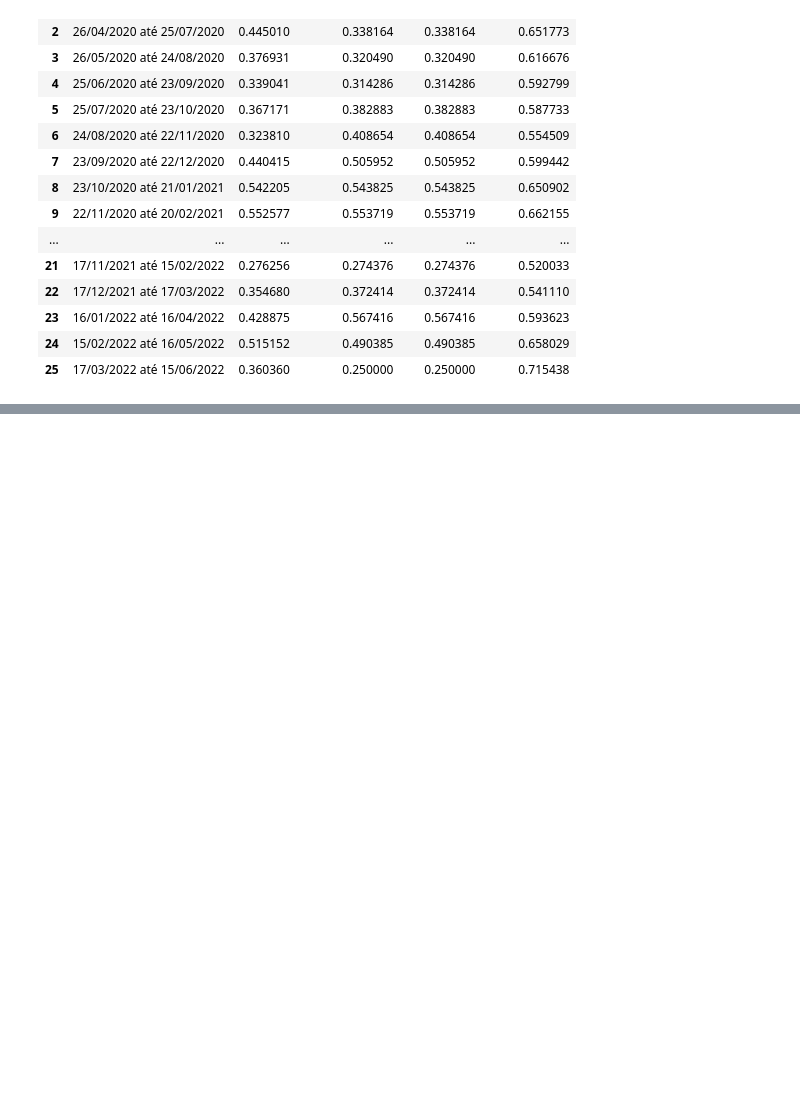
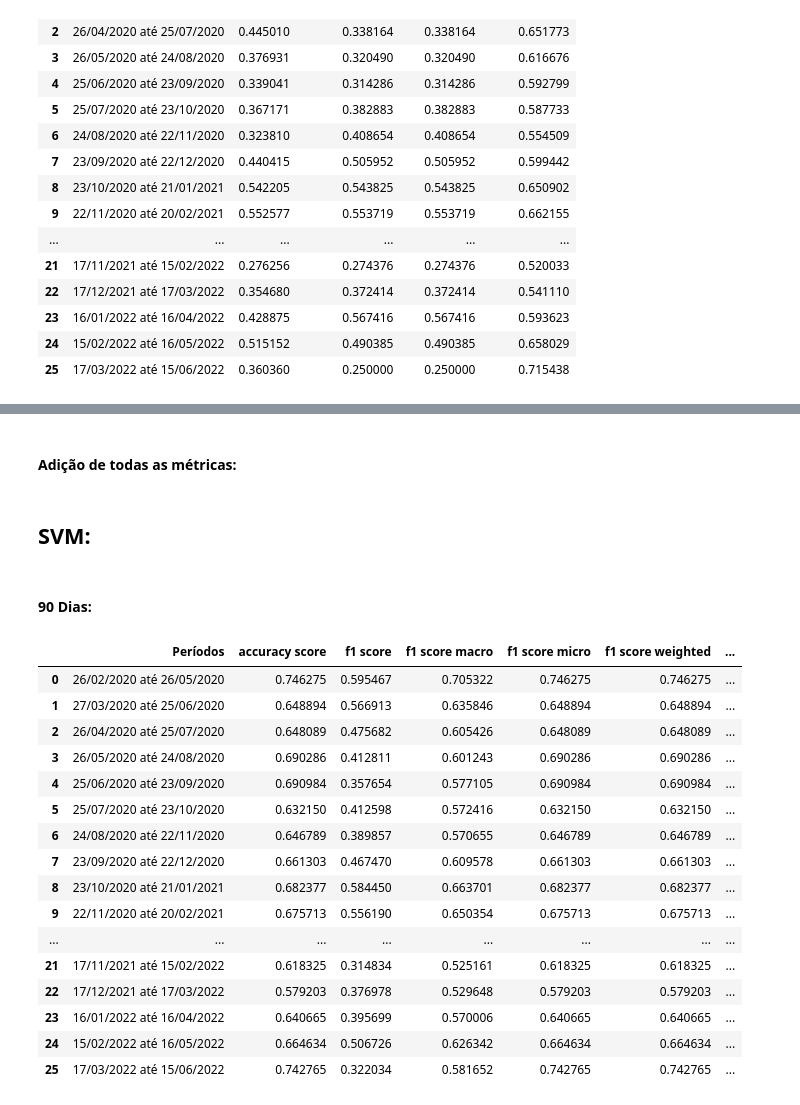
Before and after one commit to bielarnaud/Estudo_dados_de_covid, a Jupyter notebook: Codes/Classificação/Métricas.ipynb, the cells around one changed output, grey strips where cells are left out. Cells and saved outputs as stored; diff of their text form; code cells hidden in the pictures; blank space fills up the shorter version.

```diff
--- a/Codes/Classificação/Métricas.ipynb
+++ b/Codes/Classificação/Métricas.ipynb
@@ -98,0 +419,2 @@ metricas_90_gb_final
+# %% [markdown]
+#### Adição de todas as métricas:
@@ -98,0 +426,25 @@ metricas_90_gb_final
+# %% [markdown]
+## SVM:
+# %% [markdown]
+#### 90 Dias:
+# %%
+metricas_90_svm = pd.read_csv(r"C:\Users\maril\OneDrive\Área de Trabalho\Estudo_dados_de_covid\Codes\Classificação\metricas_90_svm_final.csv")
+metricas_90_svm
+# %% [output]
+|  | Períodos | accuracy score | f1 score | f1 score macro | f1 score micro | f1 score weighted | ... |
+| 0 | 26/02/2020 até 26/05/2020 | 0.746275 | 0.595467 | 0.705322 | 0.746275 | 0.746275 | ... |
+| 1 | 27/03/2020 até 25/06/2020 | 0.648894 | 0.566913 | 0.635846 | 0.648894 | 0.648894 | ... |
+| 2 | 26/04/2020 até 25/07/2020 | 0.648089 | 0.475682 | 0.605426 | 0.648089 | 0.648089 | ... |
+| 3 | 26/05/2020 até 24/08/2020 | 0.690286 | 0.412811 | 0.601243 | 0.690286 | 0.690286 | ... |
+| 4 | 25/06/2020 até 23/09/2020 | 0.690984 | 0.357654 | 0.577105 | 0.690984 | 0.690984 | ... |
+| 5 | 25/07/2020 até 23/10/2020 | 0.632150 | 0.412598 | 0.572416 | 0.632150 | 0.632150 | ... |
+| 6 | 24/08/2020 até 22/11/2020 | 0.646789 | 0.389857 | 0.570655 | 0.646789 | 0.646789 | ... |
+| 7 | 23/09/2020 até 22/12/2020 | 0.661303 | 0.467470 | 0.609578 | 0.661303 | 0.661303 | ... |
+| 8 | 23/10/2020 até 21/01/2021 | 0.682377 | 0.584450 | 0.663701 | 0.682377 | 0.682377 | ... |
+| 9 | 22/11/2020 até 20/02/2021 | 0.675713 | 0.556190 | 0.650354 | 0.675713 | 0.675713 | ... |
+| ... | ... | ... | ... | ... | ... | ... | ... |
+| 21 | 17/11/2021 até 15/02/2022 | 0.618325 | 0.314834 | 0.525161 | 0.618325 | 0.618325 | ... |
+| 22 | 17/12/2021 até 17/03/2022 | 0.579203 | 0.376978 | 0.529648 | 0.579203 | 0.579203 | ... |
+| 23 | 16/01/2022 até 16/04/2022 | 0.640665 | 0.395699 | 0.570006 | 0.640665 | 0.640665 | ... |
+| 24 | 15/02/2022 até 16/05/2022 | 0.664634 | 0.506726 | 0.626342 | 0.664634 | 0.664634 | ... |
+| 25 | 17/03/2022 até 15/06/2022 | 0.742765 | 0.322034 | 0.581652 | 0.742765 | 0.742765 | ... |
```
Also changed, not shown: parts of 92 cells of this notebook, 13 other files.
